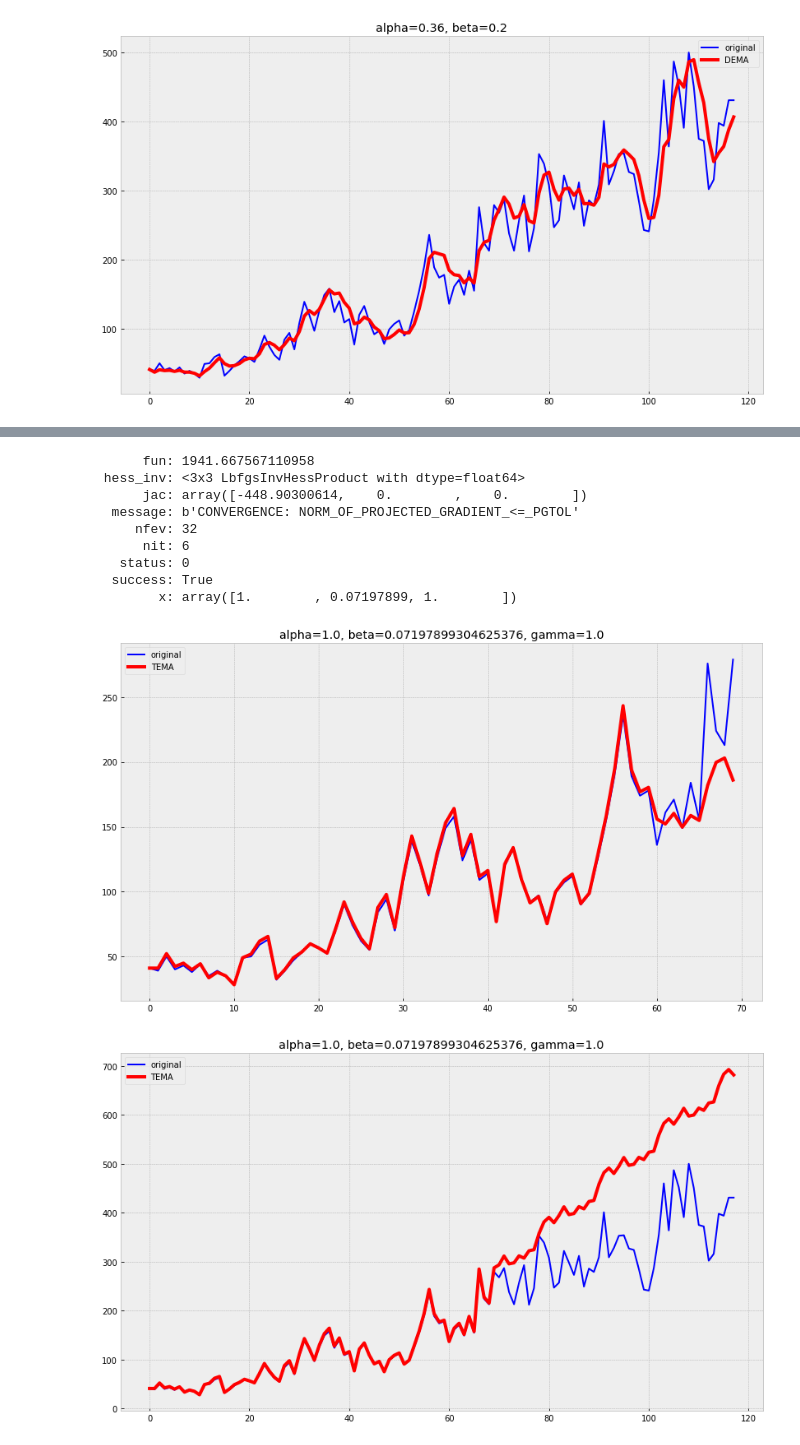
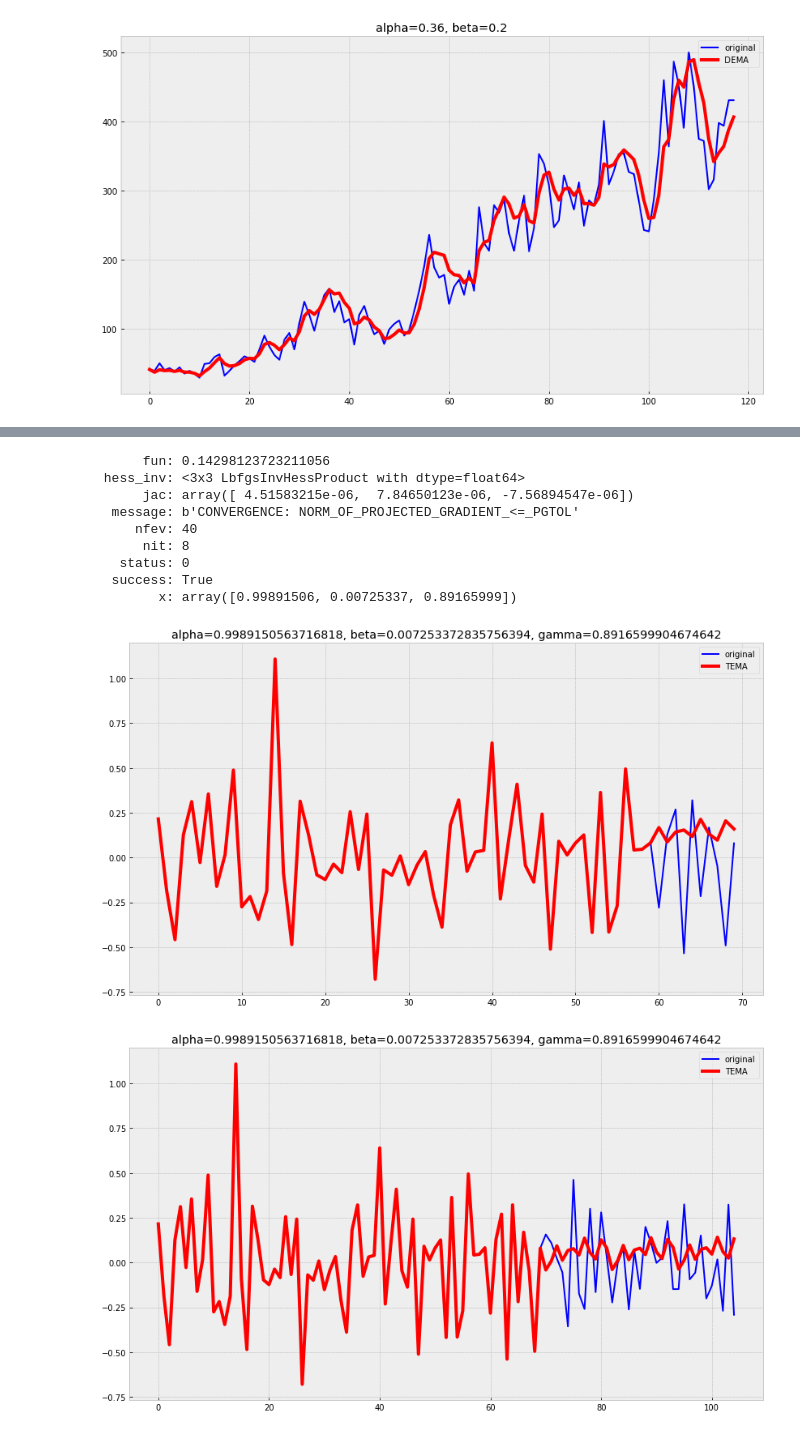
Before and after one commit to levprltsk/Python-Netology-HWs, a Jupyter notebook: HW-time_series_ma.ipynb, the cells around one changed output, grey strips where cells are left out. Saved outputs shown, nothing was run; the diff lists cells and outputs as text; code cells hidden in the pictures.

```diff
--- a/HW-time_series_ma.ipynb
+++ b/HW-time_series_ma.ipynb
@@ -163,3 +169,10 @@ from scipy.optimize import minimize
 from sklearn.metrics import mean_squared_error
 # %%
 train, test, val = series[:60], series[60:70], series[70:]
+# %%
+def mse(X):
+    alpha, beta = X
+    result = double_ema(series, alpha, beta)
+    predictions = result[-len(test):]
+    error = mean_squared_error(predictions, test)
+    return error
@@ -166,3 +242,5 @@ train, test, val = series[:60], series[60:70], series[70:]
+# %%
+train, test, val = series_st[:60], series_st[60:70], series_st[70:]
 # %%
 def mse(X):
     alpha, beta, gamma = X
@@ -176,20 +254,20 @@ opt = minimize(mse, x0=[0,0,0], method="L-BFGS-B", bounds = ((0, 1), (0, 1), (0,
 alpha_opt, beta_opt, gamma_opt = opt.x
 print(opt)
 # %% [output]
-      fun: 1941.667567110958
+      fun: 0.14298123723211056
  hess_inv: <3x3 LbfgsInvHessProduct with dtype=float64>
-      jac: array([-448.90300614,    0.        ,    0.        ])
+      jac: array([ 4.51583215e-06,  7.84650123e-06, -7.56894547e-06])
   message: b'CONVERGENCE: NORM_OF_PROJECTED_GRADIENT_<=_PGTOL'
-     nfev: 32
-      nit: 6
+     nfev: 40
+      nit: 8
    status: 0
   success: True
-        x: array([1.        , 0.07197899, 1.        ])
+        x: array([0.99891506, 0.00725337, 0.89165999])
 # %%
-plot_tema(alpha_opt, beta_opt, gamma_opt, ser=train, ser_to_plot=series[:70], n_preds=len(test))
+plot_tema(alpha_opt, beta_opt, gamma_opt, ser=train, ser_to_plot=series_st[:70], n_preds=len(test))
 # %% [output]
-[figure, old version]
+[figure, new version]
 # %%
-plot_tema(alpha_opt, beta_opt, gamma_opt, ser=series[:70], ser_to_plot=series, n_preds=len(val))
+plot_tema(alpha_opt, beta_opt, gamma_opt, ser=series_st[:70], ser_to_plot=series_st, n_preds=len(val))
 # %% [output]
-[figure, old version]
+[figure, new version]
```
Also changed, not shown: parts of 22 cells of this notebook.
